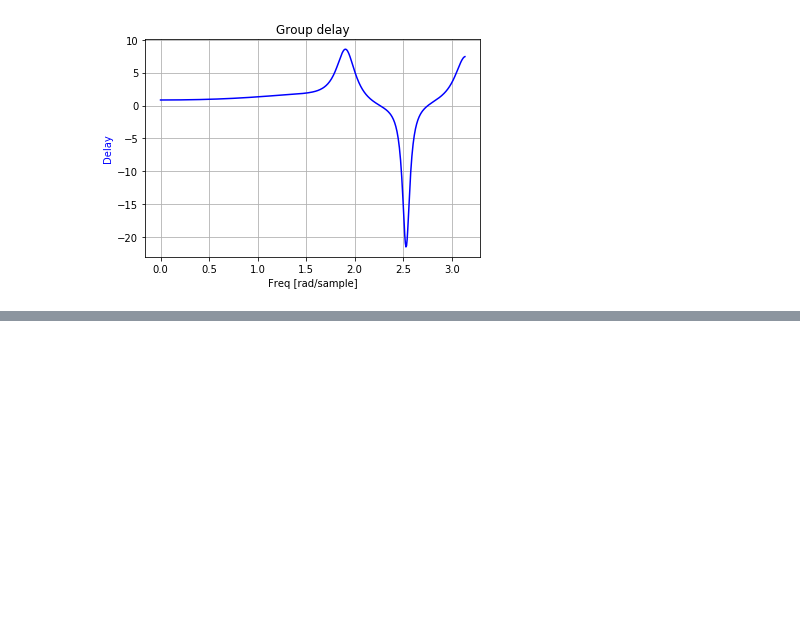
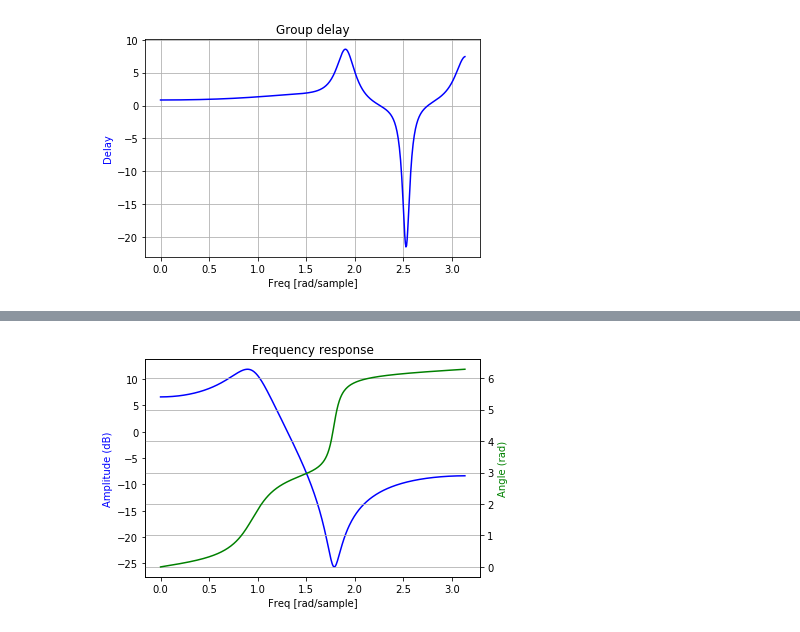
Before and after one commit to schlatterbeck/filter-optimizer, a Jupyter notebook: IIR_Filter.ipynb, the cells around one changed output, grey strips where cells are left out. Cells and saved outputs as stored; diff of their text form; code cells hidden in the pictures; blank space fills up the shorter version.

```diff
--- a/IIR_Filter.ipynb
+++ b/IIR_Filter.ipynb
@@ -36,6 +36,11 @@ def plot_delay(w, d) :
     plt.grid ()
     plt.axis ('tight')
     plt.show ()
+# %%
+def update_conjugate_complex (numbers) :
+    """ Modify numbers in-place to add conjugate complex numbers"""
+    n2 = [k.conjugate () for k in numbers if k.imag]
+    numbers.extend (n2)
 # %% [markdown]
 ## First example ##
 
@@ -254,0 +344,25 @@ plot_delay (wg, gd)
+# %%
+riaa_441_zeros = [-0.2014898+0.9233820j]
+riaa_480_zeros = [-0.1766069+0.9321590j]
+riaa_882_zeros = [-0.1168735+0.9648312j]
+riaa_960_zeros = [-0.1141486+0.9676817j]
+riaa_441_poles = [0.7083149+0.9924091j]
+riaa_480_poles = [0.7396325+0.9931330j]
+riaa_882_poles = [0.8590646+0.9964002j]
+riaa_960_poles = [0.8699137+0.9966946j]
+
+update_conjugate_complex (riaa_441_zeros)
+update_conjugate_complex (riaa_480_zeros)
+update_conjugate_complex (riaa_882_zeros)
+update_conjugate_complex (riaa_960_zeros)
+update_conjugate_complex (riaa_441_poles)
+update_conjugate_complex (riaa_480_poles)
+update_conjugate_complex (riaa_882_poles)
+update_conjugate_complex (riaa_960_poles)
+
+(b, a) = zpk2tf (riaa_441_zeros, riaa_441_poles, 1.0)
+w, h = freqz (b, a)
+wg, gd = group_delay ((b, a))
+plot_response (w, h)
+# %% [output]
+[figure, added]
```
Also changed, not shown: parts of 8 cells of this notebook.
